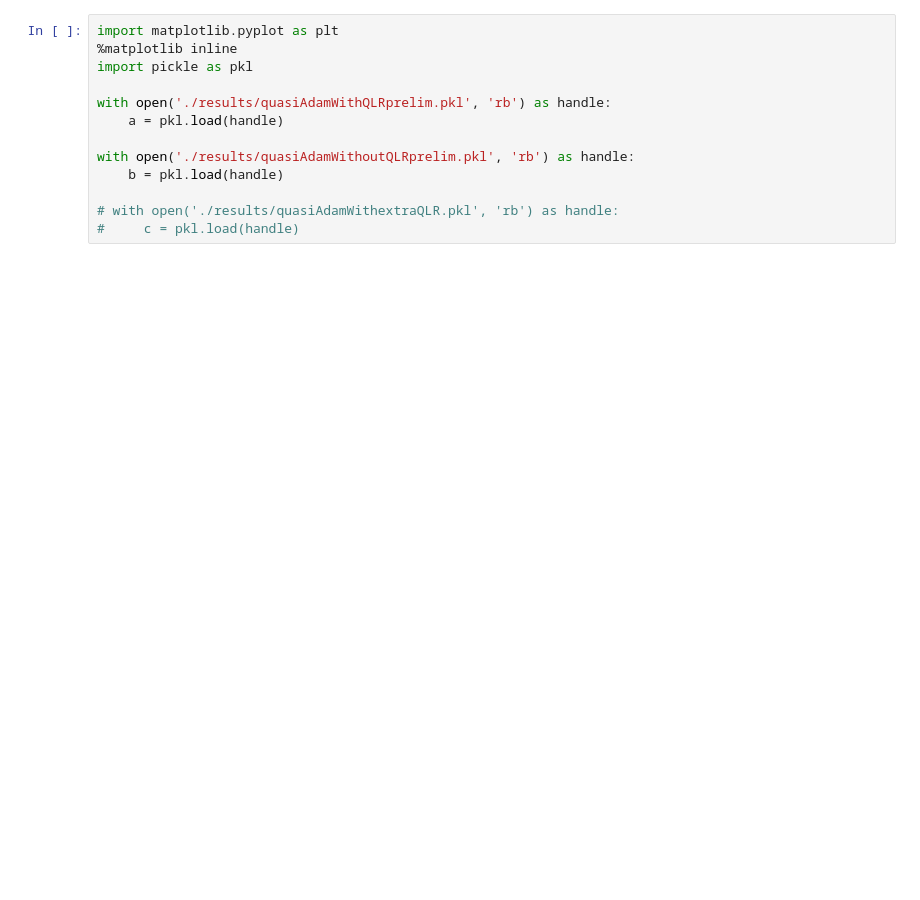
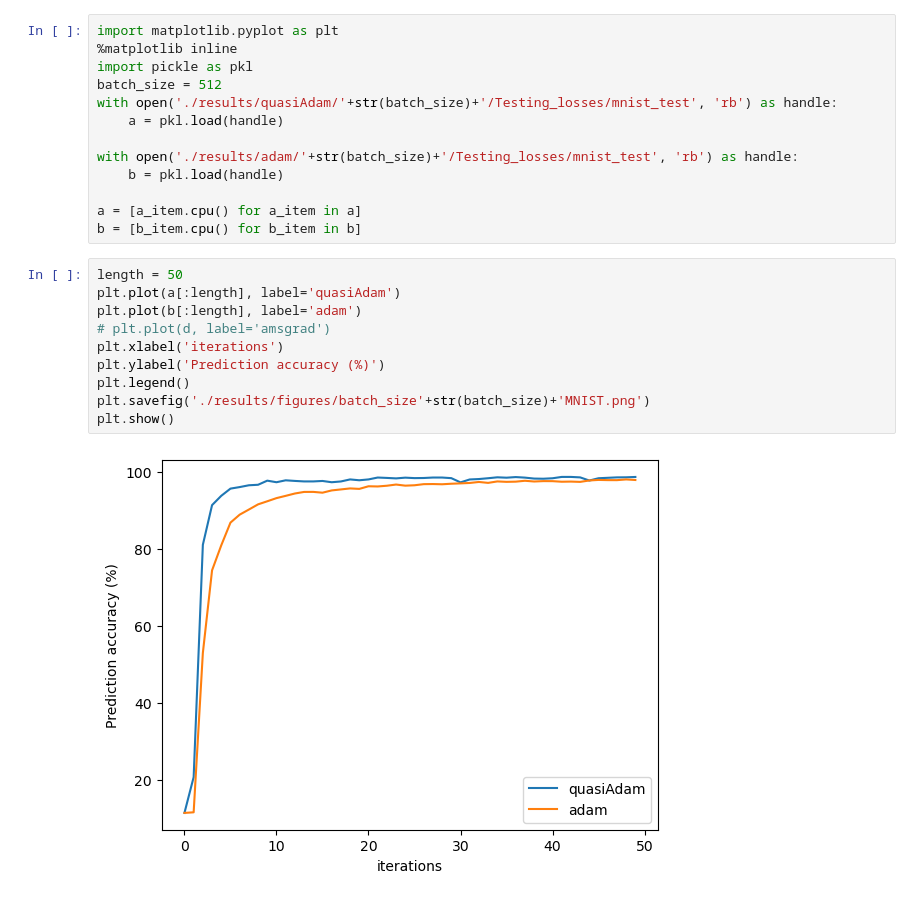
Before and after one commit to aranganath/Adam-boosting, a Jupyter notebook: plot.ipynb, the cells around one changed output. Drawn from its saved outputs; the diff is of its cells as text; blank space fills up the shorter version.

```diff
--- a/plot.ipynb
+++ b/plot.ipynb
@@ -2,12 +2,24 @@
 import matplotlib.pyplot as plt
 %matplotlib inline
 import pickle as pkl
-
-with open('./results/quasiAdamWithQLRprelim.pkl', 'rb') as handle:
+batch_size = 512
+with open('./results/quasiAdam/'+str(batch_size)+'/Testing_losses/mnist_test', 'rb') as handle:
     a = pkl.load(handle)
 
-with open('./results/quasiAdamWithoutQLRprelim.pkl', 'rb') as handle:
+with open('./results/adam/'+str(batch_size)+'/Testing_losses/mnist_test', 'rb') as handle:
     b = pkl.load(handle)
 
-# with open('./results/quasiAdamWithextraQLR.pkl', 'rb') as handle:
-#     c = pkl.load(handle)
+a = [a_item.cpu() for a_item in a]
+b = [b_item.cpu() for b_item in b]
+# %%
+length = 50
+plt.plot(a[:length], label='quasiAdam')
+plt.plot(b[:length], label='adam')
+# plt.plot(d, label='amsgrad')
+plt.xlabel('iterations')
+plt.ylabel('Prediction accuracy (%)')
+plt.legend()
+plt.savefig('./results/figures/batch_size'+str(batch_size)+'MNIST.png')
+plt.show()
+# %% [output]
+[figure, added]
```
Also changed, not shown: parts of 4 cells of this notebook, 4 other files.
